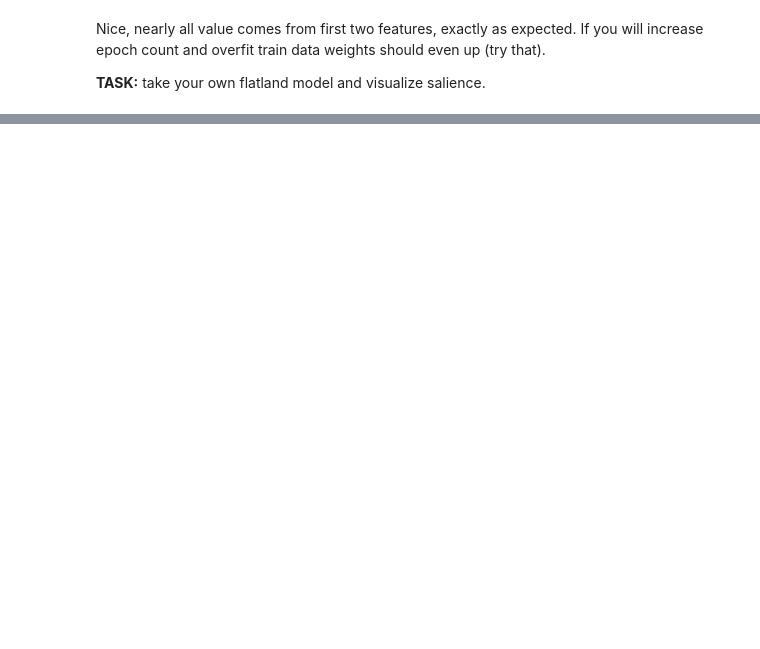
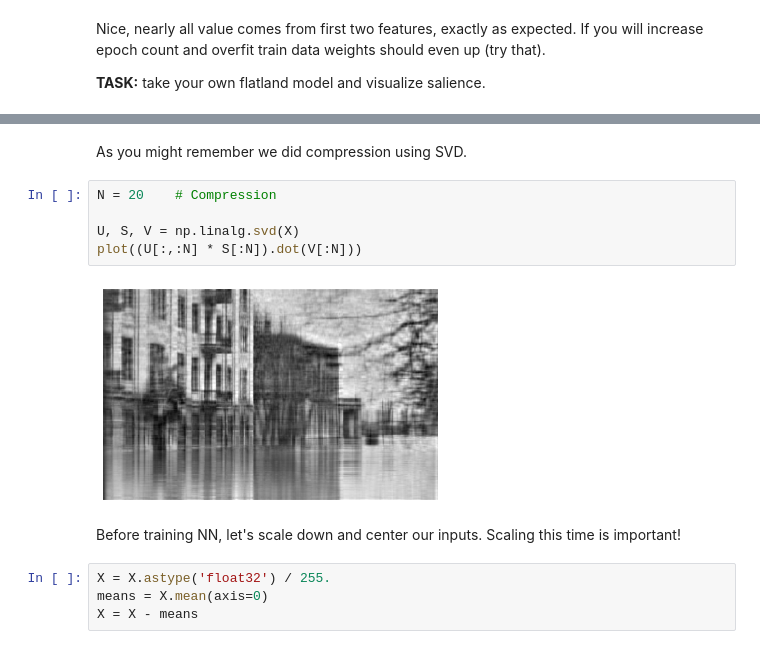
Before and after one commit to trokas/ai_primer, a Jupyter notebook: Varia.ipynb, the cells around one changed output, grey strips where cells are left out. Cells and saved outputs as stored; diff of their text form; blank space fills up the shorter version.

```diff
--- a/Varia.ipynb
+++ b/Varia.ipynb
@@ -90,0 +142,15 @@ Interesting fact: using Autoencoders we can easily replicate SVD and PCA! We wil
+# %% [markdown]
+As you might remember we did compression using SVD.
+# %%
+N = 20    # Compression
+
+U, S, V = np.linalg.svd(X)
+plot((U[:,:N] * S[:N]).dot(V[:N]))
+# %% [output]
+[figure, added]
+# %% [markdown]
+Before training NN, let's scale down and center our inputs. Scaling this time is important!
+# %%
+X = X.astype('float32') / 255.
+means = X.mean(axis=0)
+X = X - means
```
Also changed, not shown: parts of 21 cells of this notebook.
